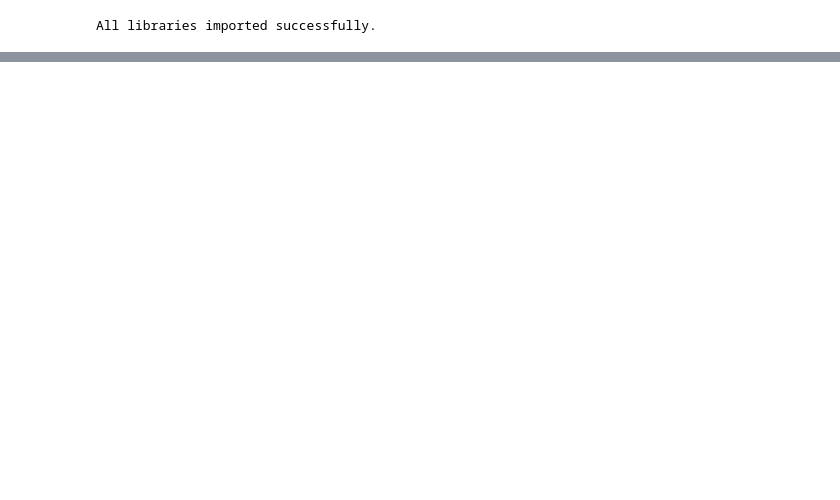
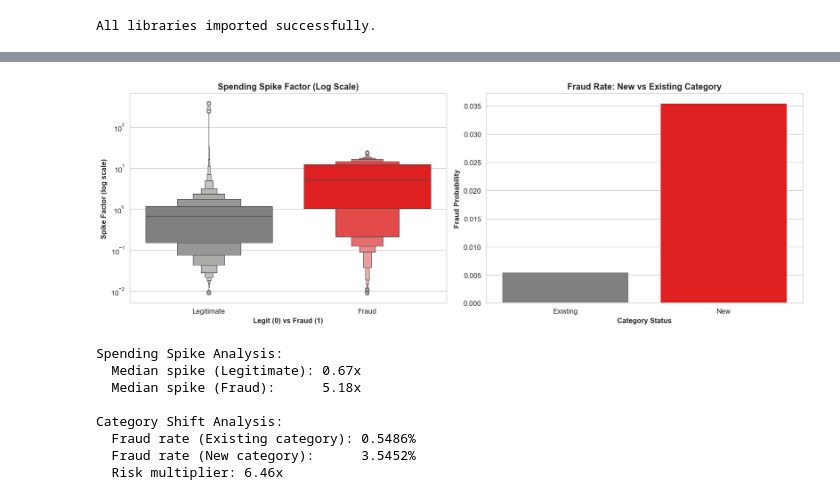
Before and after one commit to MachineheadLearning/fraud-forensics-pipeline, a Jupyter notebook: notebooks/analysis.ipynb, the cells around one changed output, grey strips where cells are left out. Drawn from its saved outputs; the diff is of its cells as text; code cells hidden in the pictures; blank space fills up the shorter version.

```diff
--- a/notebooks/analysis.ipynb
+++ b/notebooks/analysis.ipynb
@@ -231,0 +192,58 @@ The heatmap reveals **behavioral hotspots** where fraud concentrates at specific
+# %%
+### 3.3 THE HOW: Behavioral Displacement
+
+# Spending spike factor: transaction amount relative to cardholder average
+train_df['avg_card_amt'] = train_df.groupby('cc_num')['amt'].transform('mean')
+train_df['spike_factor'] = train_df['amt'] / train_df['avg_card_amt']
+
+# Category shift: flag first-time category usage per cardholder
+train_df = train_df.sort_values(['cc_num', 'trans_date_trans_time'])
+train_df['cat_cumcount'] = train_df.groupby(['cc_num', 'category']).cumcount()
+train_df['is_new_category'] = train_df['cat_cumcount'] == 0
+
+# Side-by-side visualization
+fig, axes = plt.subplots(1, 2, figsize=(14, 5))
+
+# Left: Spending Spike (Boxenplot, Log Scale)
+sns.boxenplot(
+    data=train_df, x='is_fraud', y='spike_factor',
+    ax=axes[0], palette=['grey', 'red']
+)
+axes[0].set_yscale('log')
+axes[0].set_title('Spending Spike Factor (Log Scale)', fontsize=12, fontweight='bold')
+axes[0].set_xlabel('Legit (0) vs Fraud (1)', fontsize=10, fontweight='bold')
+axes[0].set_ylabel('Spike Factor (log scale)', fontsize=10, fontweight='bold')
+axes[0].set_xticklabels(['Legitimate', 'Fraud'])
+
+# Right: Category Shift (Barplot)
+category_fraud_rate = train_df.groupby('is_new_category')['is_fraud'].mean()
+sns.barplot(
+    x=[False, True], y=category_fraud_rate.values,
+    ax=axes[1], palette=['grey', 'red']
+)
+axes[1].set_title('Fraud Rate: New vs Existing Category', fontsize=12, fontweight='bold')
+axes[1].set_xlabel('Category Status', fontsize=10, fontweight='bold')
+axes[1].set_ylabel('Fraud Probability', fontsize=10, fontweight='bold')
+axes[1].set_xticklabels(['Existing', 'New'])
+
+plt.tight_layout()
+plt.show()
+
+# Print statistics
+print('Spending Spike Analysis:')
+print(f'  Median spike (Legitimate): {train_df[train_df["is_fraud"] == 0]["spike_factor"].median():.2f}x')
+print(f'  Median spike (Fraud):      {train_df[train_df["is_fraud"] == 1]["spike_factor"].median():.2f}x')
+print(f'\nCategory Shift Analysis:')
+print(f'  Fraud rate (Existing category): {category_fraud_rate[False]:.4%}')
+print(f'  Fraud rate (New category):      {category_fraud_rate[True]:.4%}')
+print(f'  Risk multiplier: {category_fraud_rate[True] / category_fraud_rate[False]:.2f}x')
+# %% [output]
+[figure, added]
+Spending Spike Analysis:
+  Median spike (Legitimate): 0.67x
+  Median spike (Fraud):      5.18x
+
+Category Shift Analysis:
+  Fraud rate (Existing category): 0.5486%
+  Fraud rate (New category):      3.5452%
+  Risk multiplier: 6.46x
```
Also changed, not shown: parts of 17 cells of this notebook, 1 other file.
